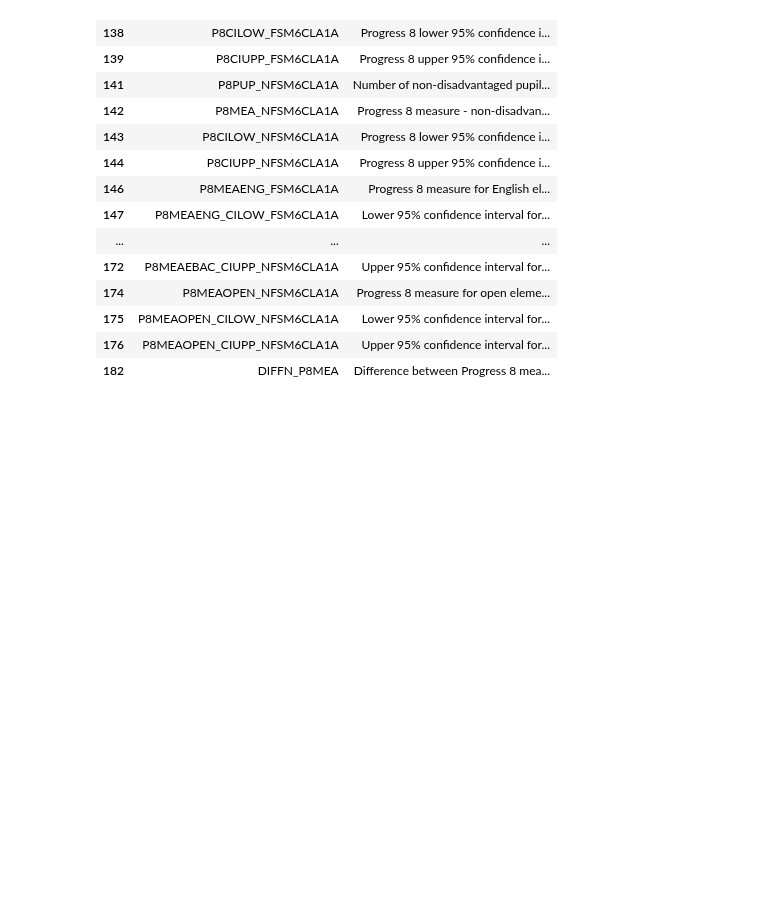
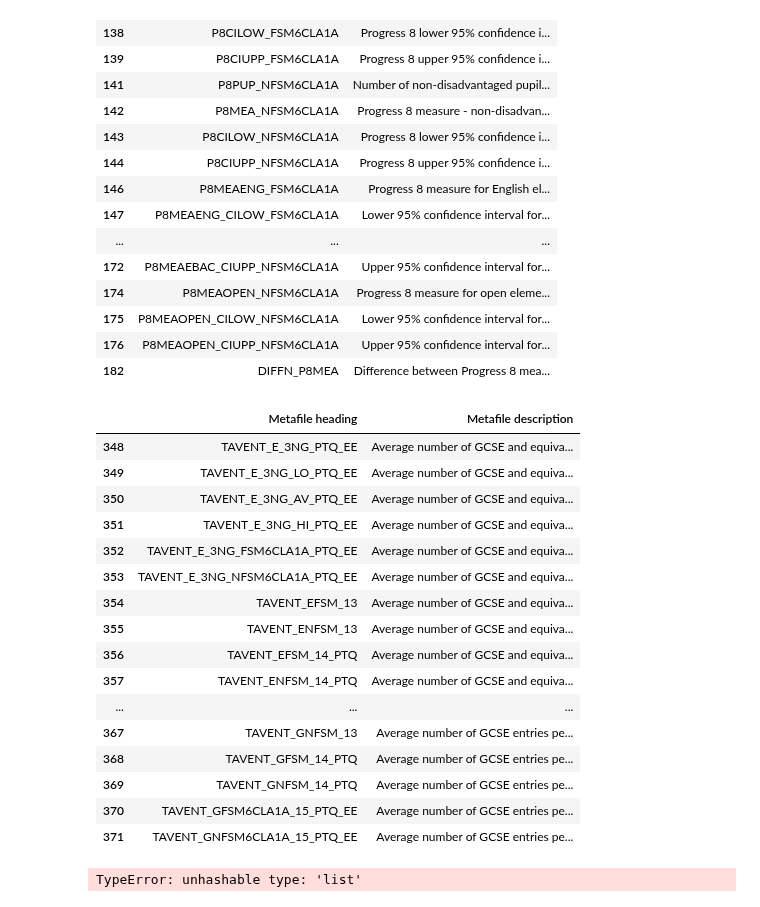
Before and after one commit to Trakky1/Notes_DAT17, a Jupyter notebook: FINAL_Files_Project/Meta Data.ipynb, the cells around one changed output. Saved outputs shown, nothing was run; the diff lists cells and outputs as text; code cells hidden in the pictures; blank space fills up the shorter version.

```diff
--- a/FINAL_Files_Project/Meta Data.ipynb
+++ b/FINAL_Files_Project/Meta Data.ipynb
@@ -174,3 +175,33 @@ scores1_desc[['Metafile heading','Metafile description']]
 | 175 | P8MEAOPEN_CILOW_NFSM6CLA1A | Lower 95% confidence interval for... |
 | 176 | P8MEAOPEN_CIUPP_NFSM6CLA1A | Upper 95% confidence interval for... |
 | 182 | DIFFN_P8MEA | Difference between Progress 8 mea... |
+# %%
+scores4=ks4_meta.index[(ks4_meta['Metafile heading'].str.contains('TAVENT'))]
+scores4_desc=ks4_meta.loc[scores4]
+# %%
+scores4_desc[['Metafile heading','Metafile description']]
+# %% [output]
+|  | Metafile heading | Metafile description |
+| 348 | TAVENT_E_3NG_PTQ_EE | Average number of GCSE and equiva... |
+| 349 | TAVENT_E_3NG_LO_PTQ_EE | Average number of GCSE and equiva... |
+| 350 | TAVENT_E_3NG_AV_PTQ_EE | Average number of GCSE and equiva... |
+| 351 | TAVENT_E_3NG_HI_PTQ_EE | Average number of GCSE and equiva... |
+| 352 | TAVENT_E_3NG_FSM6CLA1A_PTQ_EE | Average number of GCSE and equiva... |
+| 353 | TAVENT_E_3NG_NFSM6CLA1A_PTQ_EE | Average number of GCSE and equiva... |
+| 354 | TAVENT_EFSM_13 | Average number of GCSE and equiva... |
+| 355 | TAVENT_ENFSM_13 | Average number of GCSE and equiva... |
+| 356 | TAVENT_EFSM_14_PTQ | Average number of GCSE and equiva... |
+| 357 | TAVENT_ENFSM_14_PTQ | Average number of GCSE and equiva... |
+| ... | ... | ... |
+| 367 | TAVENT_GNFSM_13 | Average number of GCSE entries pe... |
+| 368 | TAVENT_GFSM_14_PTQ | Average number of GCSE entries pe... |
+| 369 | TAVENT_GNFSM_14_PTQ | Average number of GCSE entries pe... |
+| 370 | TAVENT_GFSM6CLA1A_15_PTQ_EE | Average number of GCSE entries pe... |
+| 371 | TAVENT_GNFSM6CLA1A_15_PTQ_EE | Average number of GCSE entries pe... |
+# %%
+cols3=['P8CIUPP','P8CILOW','P8MEAENG_CIUPP','P8MEAENG','P8MEAEBAC_CILOW']
+scores1=ks4_meta.index[ks4_meta['Metafile description'].str.contains(cols3)]
+scores_desc1=ks4_meta.loc[acores1]
+scores_desc1[['Metafile heading','Metafile description']]
+# %% [output]
+TypeError: unhashable type: 'list'
```
Also changed, not shown: parts of 1 cell of this notebook, 6 other files.
